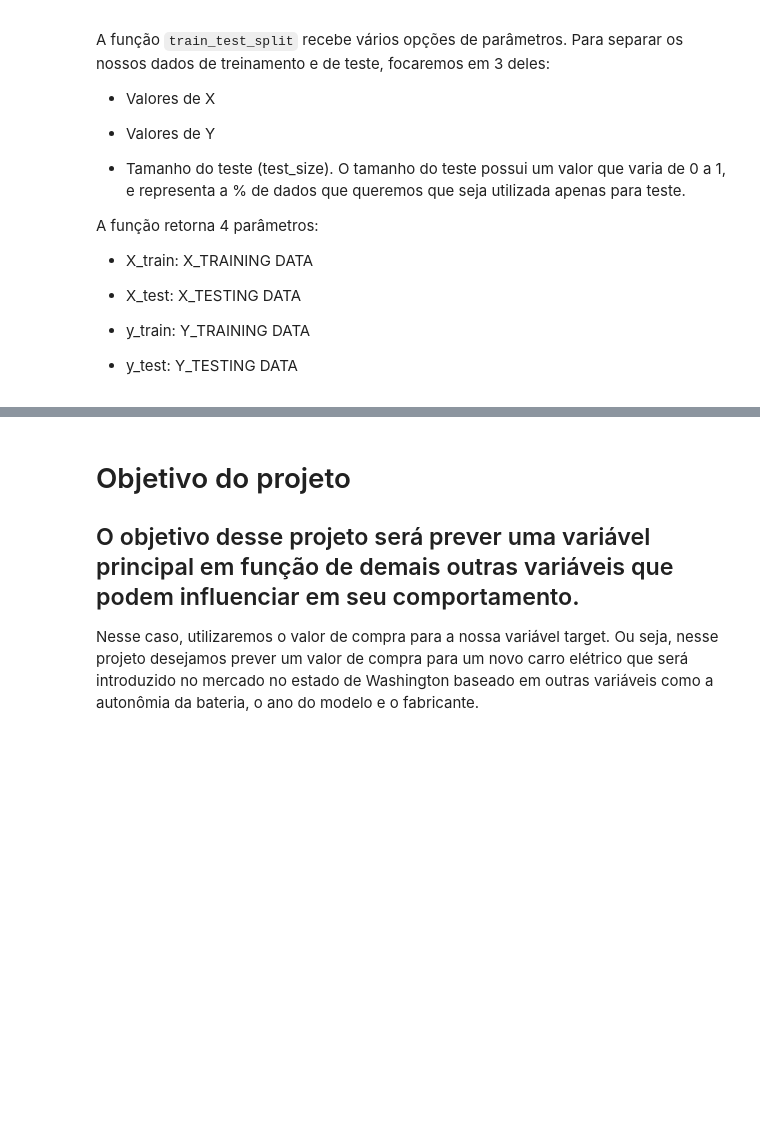
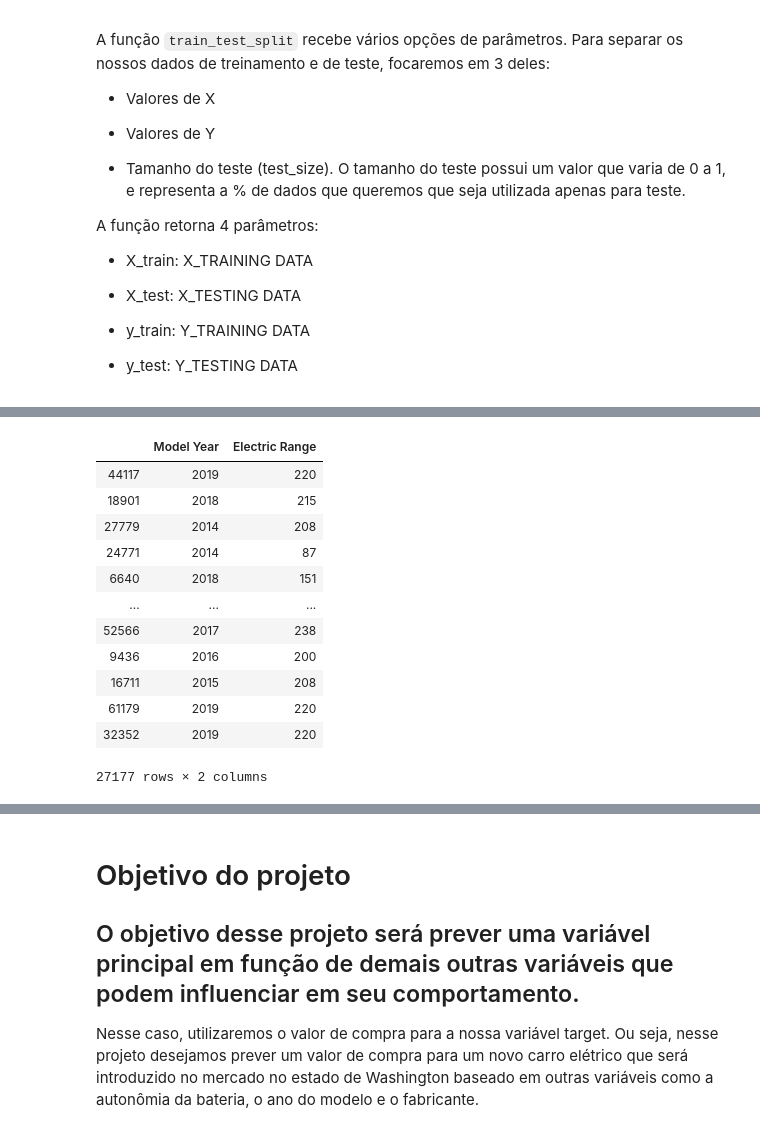
Before and after one commit to gustavopc3/P2-CD20-2, a Jupyter notebook: P2-CD20-2.ipynb, the cells around one changed output, grey strips where cells are left out. Cells and saved outputs as stored; diff of their text form; code cells hidden in the pictures; blank space fills up the shorter version.

```diff
--- a/P2-CD20-2.ipynb
+++ b/P2-CD20-2.ipynb
@@ -258,6 +307,21 @@ X_train, X_test, y_train, y_test = train_test_split(X, Y, test_size=0.25)
 # %%
 #X_train = np.array(X_train).reshape(-1, 1)
 #X_test = np.array(X_test).reshape(-1, 1)
+X_train
+# %% [output]
+|  | Model Year | Electric Range |
+| 44117 | 2019 | 220 |
+| 18901 | 2018 | 215 |
+| 27779 | 2014 | 208 |
+| 24771 | 2014 | 87 |
+| 6640 | 2018 | 151 |
+| ... | ... | ... |
+| 52566 | 2017 | 238 |
+| 9436 | 2016 | 200 |
+| 16711 | 2015 | 208 |
+| 61179 | 2019 | 220 |
+| 32352 | 2019 | 220 |
+27177 rows × 2 columns
 # %%
 #y_train = np.array(y_train)
 #y_test = np.array(y_test)
```
Also changed, not shown: parts of 18 cells of this notebook.
